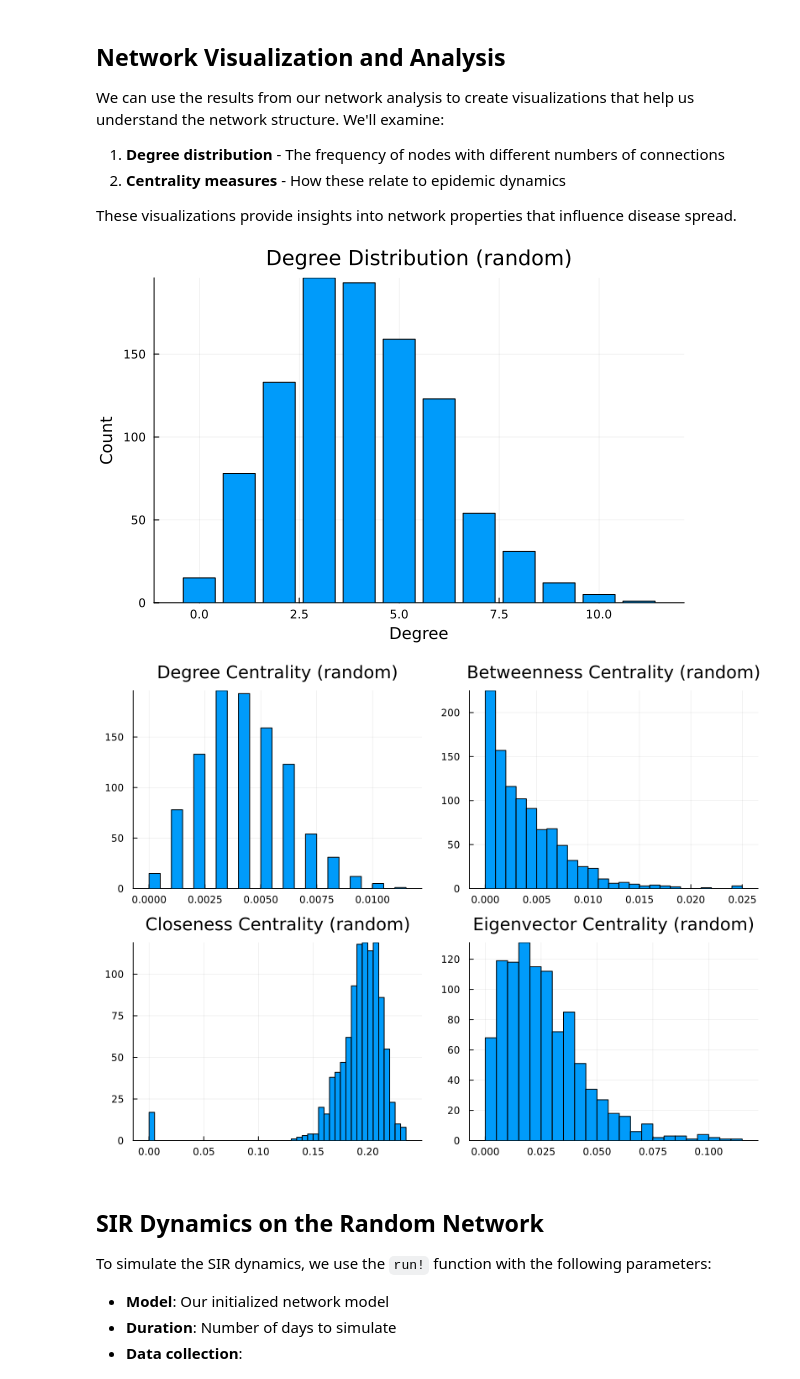
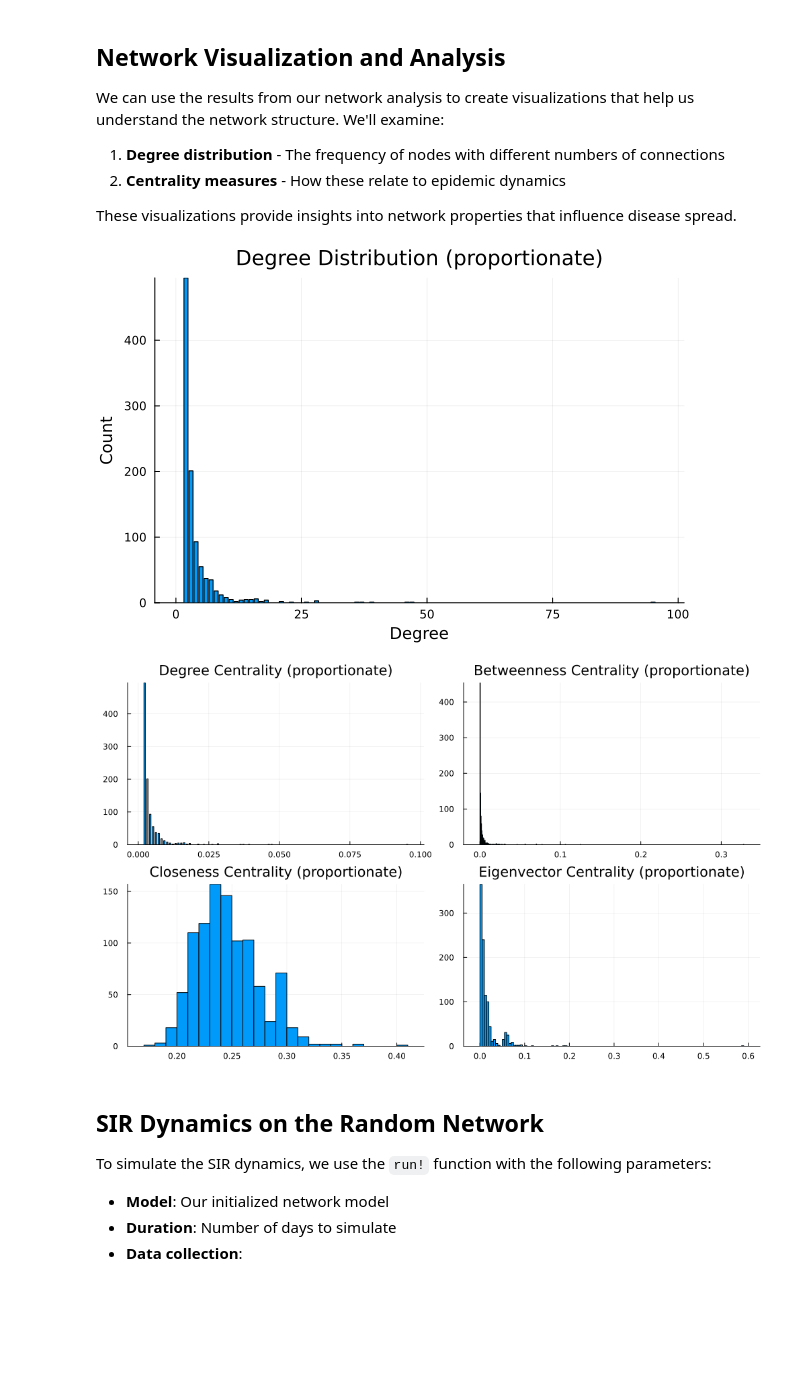
Before and after one commit to lstell21/espidam-tutorial-2025, a Jupyter notebook: Part1.ipynb, the cells around one changed output. Cells and saved outputs as stored; diff of their text form; code cells hidden in the pictures; blank space fills up the shorter version.

```diff
--- a/Part1.ipynb
+++ b/Part1.ipynb
@@ -145,6 +132,6 @@ Now let's set up the model for our investigation. In the initialization function
 # %%
 # Initialization: initialize the model with the chosen parameters: network_type, patient_zero, high_risk, mean_degree
-model = initialize(; network_type=:random, patient_zero=:random, mean_degree=4)
+model = initialize(; network_type=:proportionate, patient_zero=:preferentialattachment, mean_degree=4)
 # %% [output]
 StandardABM with 1000 agents of type Person
  agents container: Dict
@@ -230,23 +215,24 @@ These visualizations provide insights into network properties that influence dis
 # %%
 
 include("src/plotting.jl")
 
 # Plot the degree distribution using our stored degree distribution data
 plotdegdist = plot_degree_distribution(graph_analysis["degree_distribution"]; network_type=model.network_type)
 display(plotdegdist)
 savefig(plotdegdist, "figures/plotdegdist_$(model.network_type)_mdeg_$(model.mean_degree).pdf")
 
 # Plot centrality distribution
 p1 = histogram(graph_analysis["centrality"].degree_centrality, title="Degree Centrality ($(model.network_type))", legend=false)
 p2 = histogram(graph_analysis["centrality"].betweenness_centrality, title="Betweenness Centrality ($(model.network_type))", legend=false)
 p3 = histogram(graph_analysis["centrality"].closeness_centrality, title="Closeness Centrality ($(model.network_type))", legend=false)
 p4 = histogram(graph_analysis["centrality"].eigenvector_centrality, title="Eigenvector Centrality ($(model.network_type))", legend=false)
 
-centrality_plot = plot(p1, p2, p3, p4, layout=(2,2), size=(800, 600))
+centrality_plot = plot(p1, p2, p3, p4, layout=(2,2), size=(1000, 600))
 display(centrality_plot)
+savefig(centrality_plot, "figures/centrality_$(model.network_type)_mdeg_$(model.mean_degree).pdf")
 # %% [output]
-[figure, old version]
+[figure, new version]
-[figure, old version]
+[figure, new version]
 # %% [markdown]
 ## SIR Dynamics on the Random Network
 
```
Also changed, not shown: parts of 13 cells of this notebook, 2 other files.
